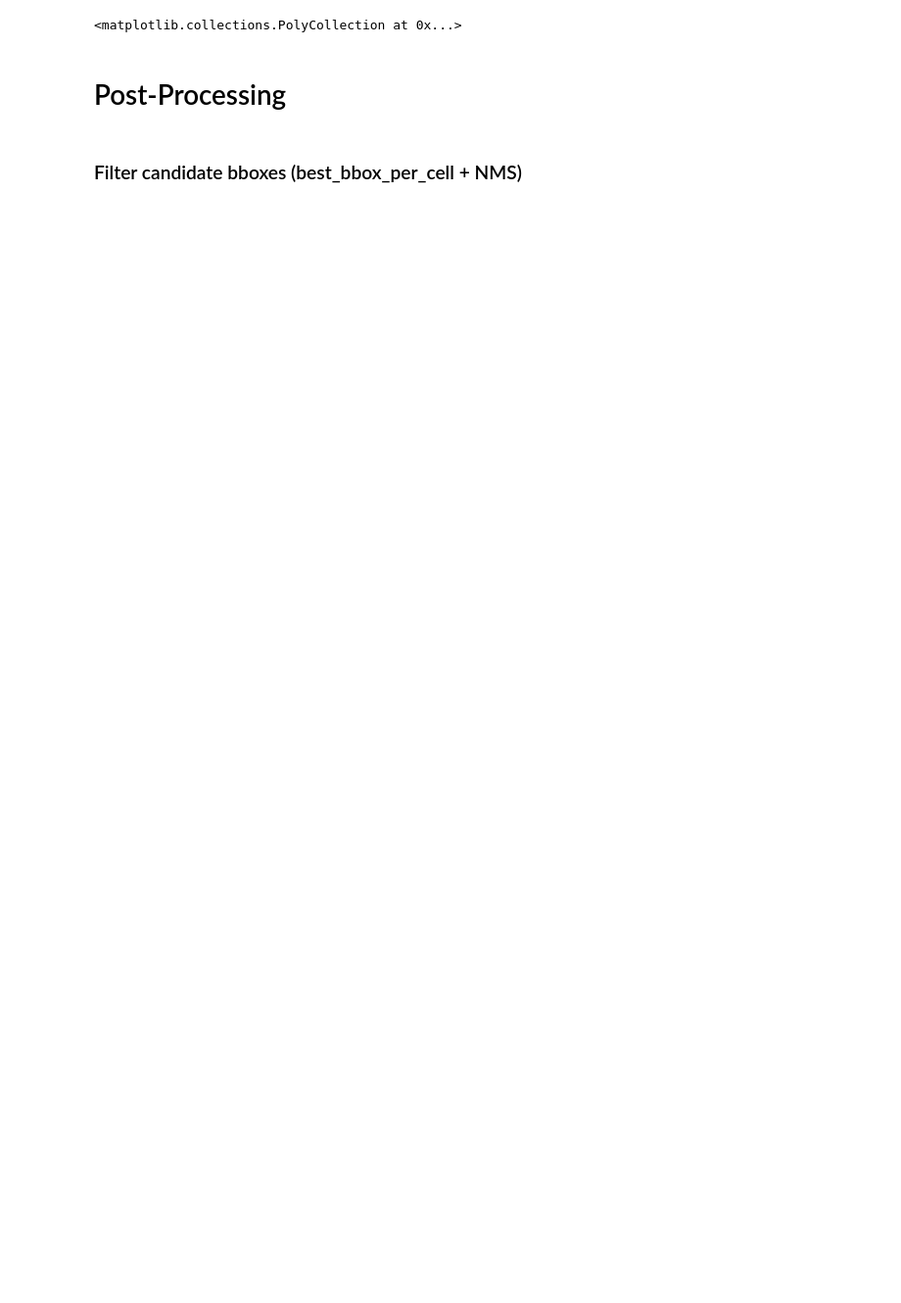
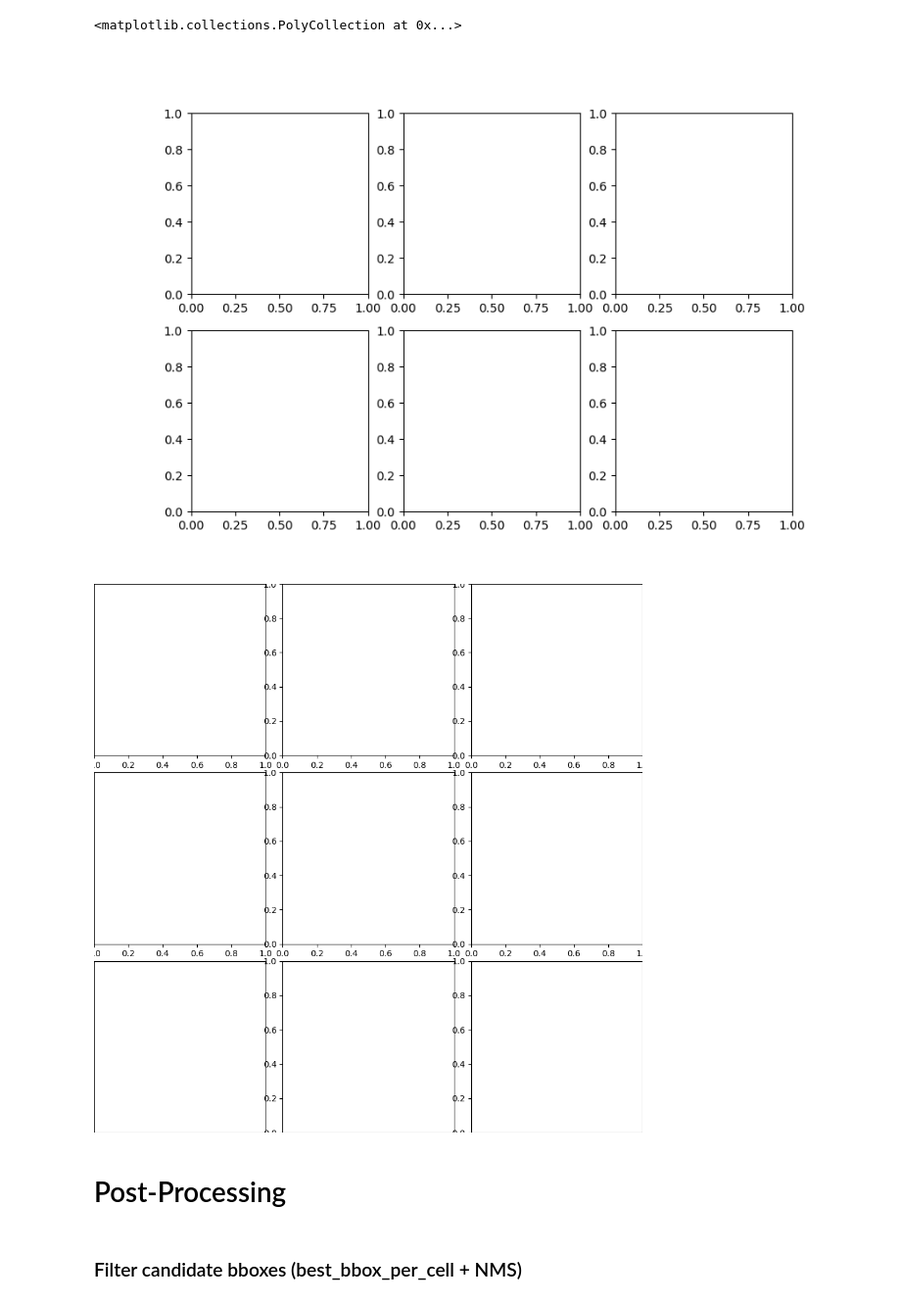
Before and after one commit to twardlab/yolo_model, a Jupyter notebook: source/yolo_example.ipynb, the cells around one changed output. Shown at 98% size. Drawn from its saved outputs; the diff is of its cells as text; code cells hidden in the pictures; blank space fills up the shorter version.

```diff
--- a/source/yolo_example.ipynb
+++ b/source/yolo_example.ipynb
@@ -185,27 +187,30 @@ shiftx,shifty,scalex,scaley = get_reg_targets(assignment_inds,bbox,B,shape,strid
 # %%
 from yolo_help import train_yolo_model
 
 if user == 'abenneck':
-    J_path = '/home/abenneck/Desktop/yolo_model/section_000197_30800.jpeg'
+    J_path = '/home/abenneck/Desktop/yolo_model/images/section_000197_30800.jpeg'
 else:
     J_path = '/home/dtward/data/AllenInstitute/ARA/section_000197_30800.jpeg'
 
 nepochs = 1500
 lr = 1e-4
 cls_loss = torch.nn.CrossEntropyLoss(reduction='sum')
 resume = True # if True, will load a saved model
-groundtruth = GroundTruthDataset(reproducible = True)
+# groundtruth = GroundTruthDataset(reproducible = True)
 
 modelname = 'modelsave.pt'
 optimizername = 'optimizersave.pt'
 lossname = 'loss.pt'
 
 if user == 'abenneck':
     if resume:
         outdir = '/home/abenneck/Desktop/YOLO/yolo_saved_models_v01'
     else:
         outdir = '/home/abenneck/Desktop/YOLO/yolo_saved_models_v02'
 else:
     outdir = 'yolo_saved_models_v01'
 
 net = train_yolo_model(J_path, nepochs, lr, cls_loss, outdir, modelname, optimizername, lossname, resume)
+# %% [output]
+[figure, added]
+[figure, added]
```
Also changed, not shown: parts of 6 cells of this notebook, 3 other files.
